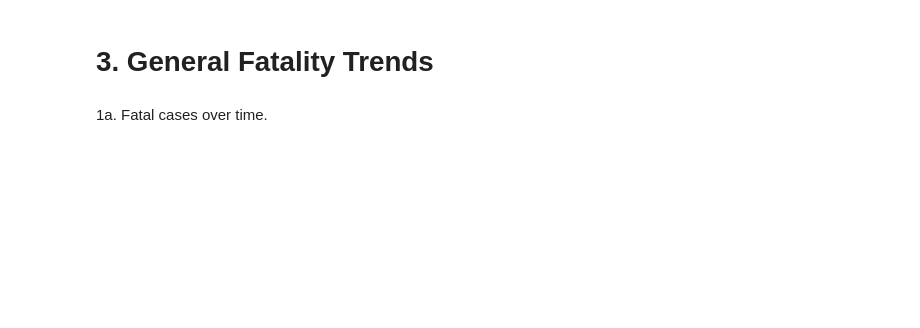
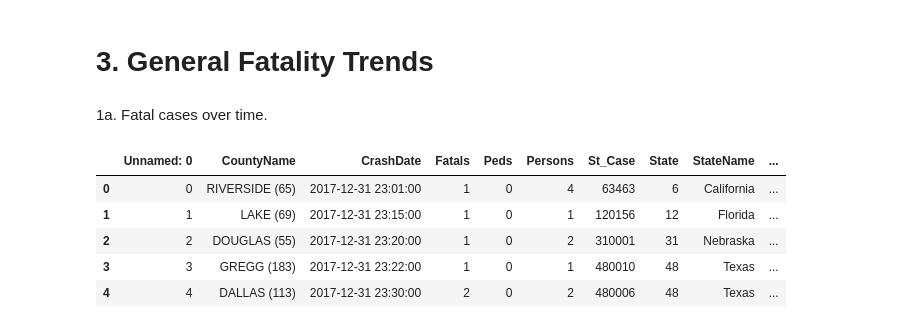
Before and after one commit to dcheung0720/Data-Wizards-1, a Jupyter notebook: Analysis/CrashAnalysis.ipynb, the cells around one changed output. Saved outputs shown, nothing was run; the diff lists cells and outputs as text; code cells hidden in the pictures; blank space fills up the shorter version.

```diff
--- a/Analysis/CrashAnalysis.ipynb
+++ b/Analysis/CrashAnalysis.ipynb
@@ -300,3 +301,13 @@ plt.show()
 <h1>3. General Fatality Trends</h1>
 # %% [markdown]
 1a. Fatal cases over time.
+# %%
+df_crash_list = pd.read_csv("../Resources/CrashList.csv")
+df_crash_list.head()
+# %% [output]
+|  | Unnamed: 0 | CountyName | CrashDate | Fatals | Peds | Persons | St_Case | State | StateName | ... |
+| 0 | 0 | RIVERSIDE (65) | 2017-12-31 23:01:00 | 1 | 0 | 4 | 63463 | 6 | California | ... |
+| 1 | 1 | LAKE (69) | 2017-12-31 23:15:00 | 1 | 0 | 1 | 120156 | 12 | Florida | ... |
+| 2 | 2 | DOUGLAS (55) | 2017-12-31 23:20:00 | 1 | 0 | 2 | 310001 | 31 | Nebraska | ... |
+| 3 | 3 | GREGG (183) | 2017-12-31 23:22:00 | 1 | 0 | 1 | 480010 | 48 | Texas | ... |
+| 4 | 4 | DALLAS (113) | 2017-12-31 23:30:00 | 2 | 0 | 2 | 480006 | 48 | Texas | ... |
```
Also changed, not shown: parts of 12 cells of this notebook, 1 other file.
